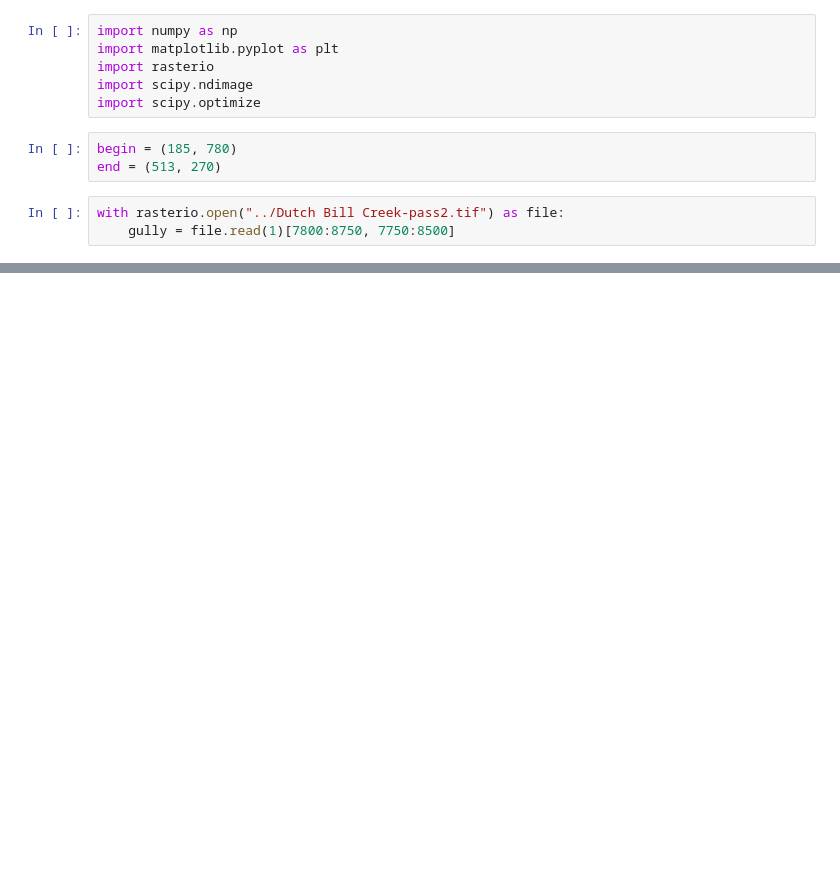
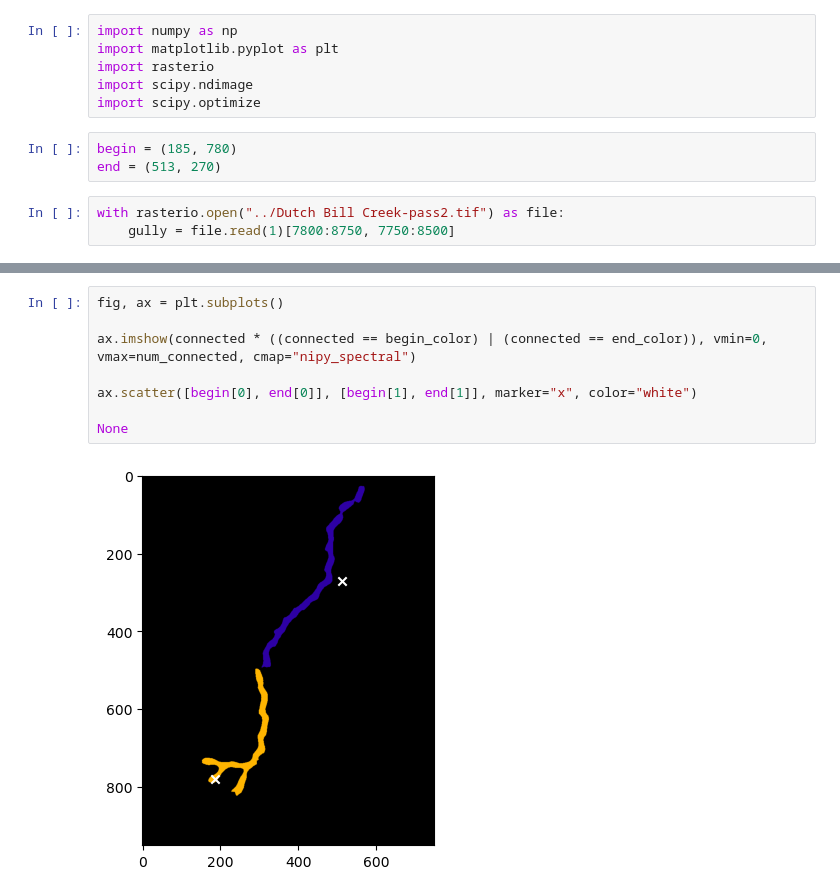
Before and after one commit to dsi-rse/gully-map, a Jupyter notebook: notebooks/elevation-along-gully.ipynb, the cells around one changed output, grey strips where cells are left out. Saved outputs shown, nothing was run; the diff lists cells and outputs as text; blank space fills up the shorter version.

```diff
--- a/notebooks/elevation-along-gully.ipynb
+++ b/notebooks/elevation-along-gully.ipynb
@@ -74,0 +48,10 @@ result
+# %%
+fig, ax = plt.subplots()
+
+ax.imshow(connected * ((connected == begin_color) | (connected == end_color)), vmin=0, vmax=num_connected, cmap="nipy_spectral")
+
+ax.scatter([begin[0], end[0]], [begin[1], end[1]], marker="x", color="white")
+
+None
+# %% [output]
+[figure, added]
```
Also changed, not shown: parts of 6 cells of this notebook.
